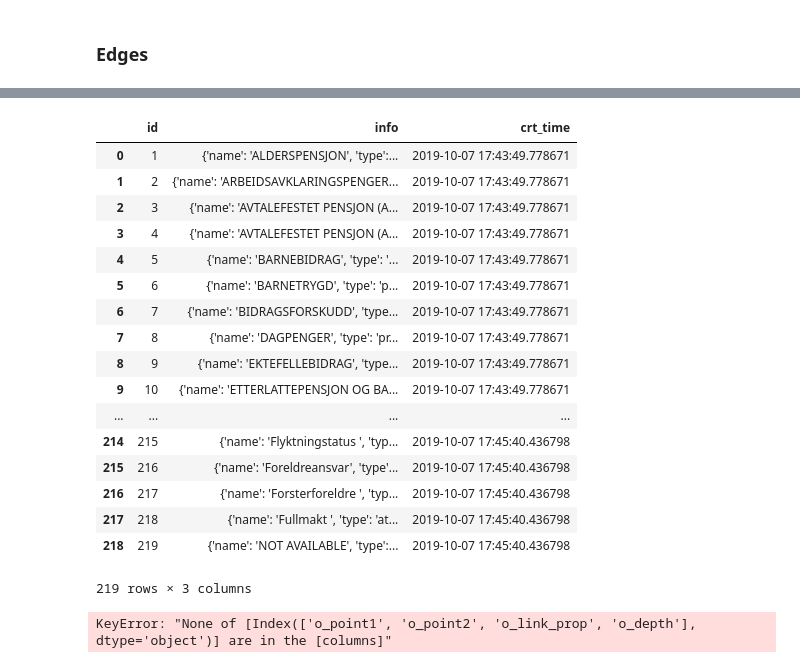
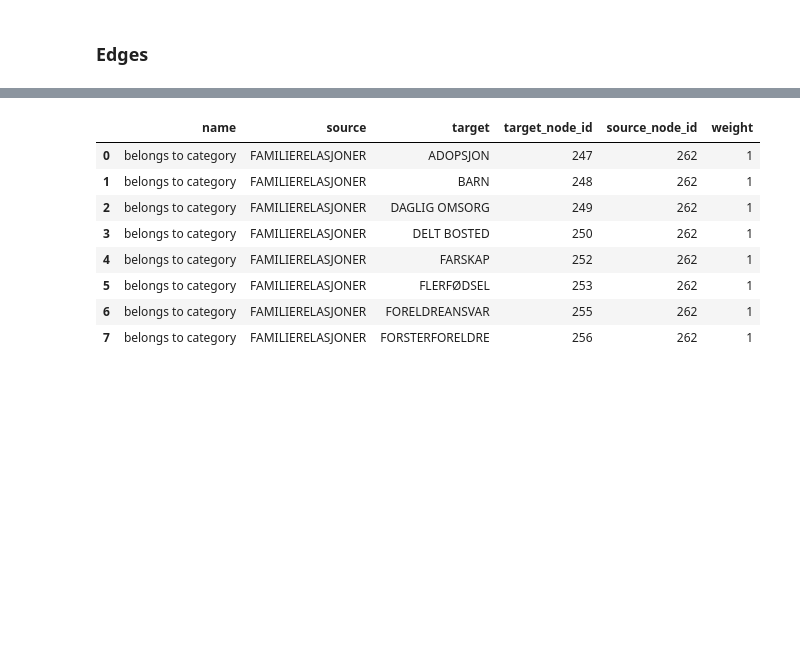
Before and after one commit to navikt/data-catalog-graph, a Jupyter notebook: notebooks/populate database.ipynb, the cells around one changed output, grey strips where cells are left out. Drawn from its saved outputs; the diff is of its cells as text; code cells hidden in the pictures; blank space fills up the shorter version.

```diff
--- a/notebooks/populate database.ipynb
+++ b/notebooks/populate database.ipynb
@@ -166,0 +252,5 @@ df.tail()
+# %%
+df_nodes = sqlio.read_sql_query("select * from tbl_detail", conn)
+df_nodes['name'] = df_nodes['info'].apply(lambda x : x['name'])
+df_nodes['type'] = df_nodes['info'].apply(lambda x : x['type'])
+df_nodes.head()
@@ -293,36 +424,23 @@ df_nodes = sqlio.read_sql_query("select * from tbl_detail", conn)
-# %%
-df_nodes.head(500)
-# %% [output]
-|  | id | info | crt_time |
-| 0 | 1 | {'name': 'ALDERSPENSJON', 'type':... | 2019-10-07 17:43:49.778671 |
-| 1 | 2 | {'name': 'ARBEIDSAVKLARINGSPENGER... | 2019-10-07 17:43:49.778671 |
-| 2 | 3 | {'name': 'AVTALEFESTET PENSJON (A... | 2019-10-07 17:43:49.778671 |
-| 3 | 4 | {'name': 'AVTALEFESTET PENSJON (A... | 2019-10-07 17:43:49.778671 |
-| 4 | 5 | {'name': 'BARNEBIDRAG', 'type': '... | 2019-10-07 17:43:49.778671 |
-| 5 | 6 | {'name': 'BARNETRYGD', 'type': 'p... | 2019-10-07 17:43:49.778671 |
-| 6 | 7 | {'name': 'BIDRAGSFORSKUDD', 'type... | 2019-10-07 17:43:49.778671 |
-| 7 | 8 | {'name': 'DAGPENGER', 'type': 'pr... | 2019-10-07 17:43:49.778671 |
-| 8 | 9 | {'name': 'EKTEFELLEBIDRAG', 'type... | 2019-10-07 17:43:49.778671 |
-| 9 | 10 | {'name': 'ETTERLATTEPENSJON OG BA... | 2019-10-07 17:43:49.778671 |
-| ... | ... | ... | ... |
-| 214 | 215 | {'name': 'Flyktningstatus ', 'typ... | 2019-10-07 17:45:40.436798 |
-| 215 | 216 | {'name': 'Foreldreansvar', 'type'... | 2019-10-07 17:45:40.436798 |
-| 216 | 217 | {'name': 'Forsterforeldre ', 'typ... | 2019-10-07 17:45:40.436798 |
-| 217 | 218 | {'name': 'Fullmakt ', 'type': 'at... | 2019-10-07 17:45:40.436798 |
-| 218 | 219 | {'name': 'NOT AVAILABLE', 'type':... | 2019-10-07 17:45:40.436798 |
-219 rows × 3 columns
 # %%
 df_edgelist=df[['o_point1','o_point2','o_link_prop','o_depth']].copy()
 df_edgelist.columns=['source','target','id','weight']
 df_edgelist['id'] = df_edgelist['id'].apply(lambda x: x[0])
 df_edgelist = pd.merge(df_edgelist, df_links, on='id', how='left')
 df_edgelist = pd.merge(df_edgelist, df_nodes[['id', 'name']], left_on='source', right_on='id')
 df_edgelist = pd.merge(df_edgelist, df_nodes[['id', 'name']], left_on='target', right_on='id')
-#df_edgelist = df_edgelist[['info', 'name_x', 'name_y','id','weight']]
-#df_edgelist.columns = ['name', 'source', 'target','id','weight']
-df_edgelist.head()
+df_edgelist = df_edgelist[['info', 'name_x', 'name_y','id','id_y', 'weight']]
+df_edgelist.columns = ['name', 'source', 'target','target_node_id','source_node_id', 'weight']
+df_edgelist
 # %% [output]
-KeyError: "None of [Index(['o_point1', 'o_point2', 'o_link_prop', 'o_depth'], dtype='object')] are in the [columns]"
+|  | name | source | target | target_node_id | source_node_id | weight |
+| 0 | belongs to category | FAMILIERELASJONER | ADOPSJON | 247 | 262 | 1 |
+| 1 | belongs to category | FAMILIERELASJONER | BARN | 248 | 262 | 1 |
+| 2 | belongs to category | FAMILIERELASJONER | DAGLIG OMSORG | 249 | 262 | 1 |
+| 3 | belongs to category | FAMILIERELASJONER | DELT BOSTED | 250 | 262 | 1 |
+| 4 | belongs to category | FAMILIERELASJONER | FARSKAP | 252 | 262 | 1 |
+| 5 | belongs to category | FAMILIERELASJONER | FLERFØDSEL | 253 | 262 | 1 |
+| 6 | belongs to category | FAMILIERELASJONER | FORELDREANSVAR | 255 | 262 | 1 |
+| 7 | belongs to category | FAMILIERELASJONER | FORSTERFORELDRE | 256 | 262 | 1 |
 # %%
 import altair as alt
 alt.renderers.enable('notebook')
```
Also changed, not shown: parts of 48 cells of this notebook, 3 other files.
